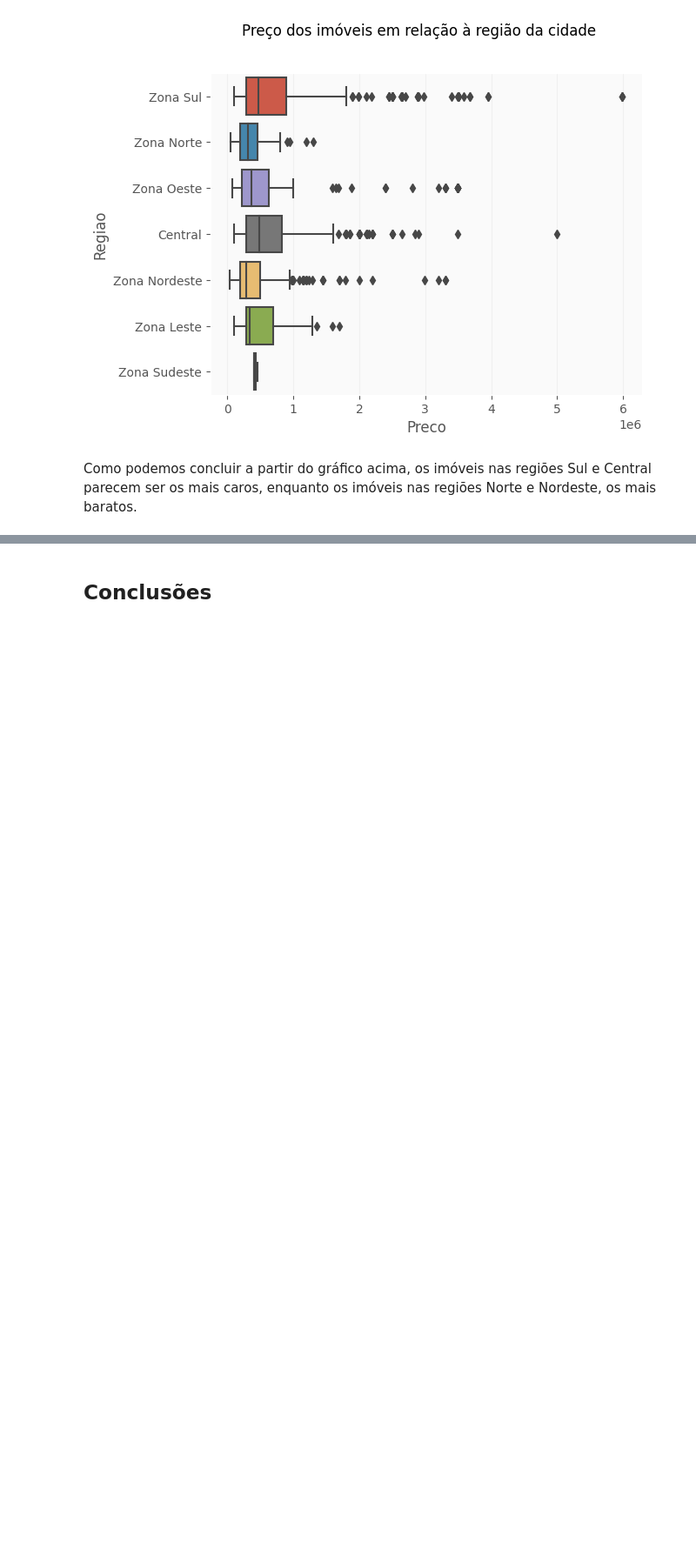
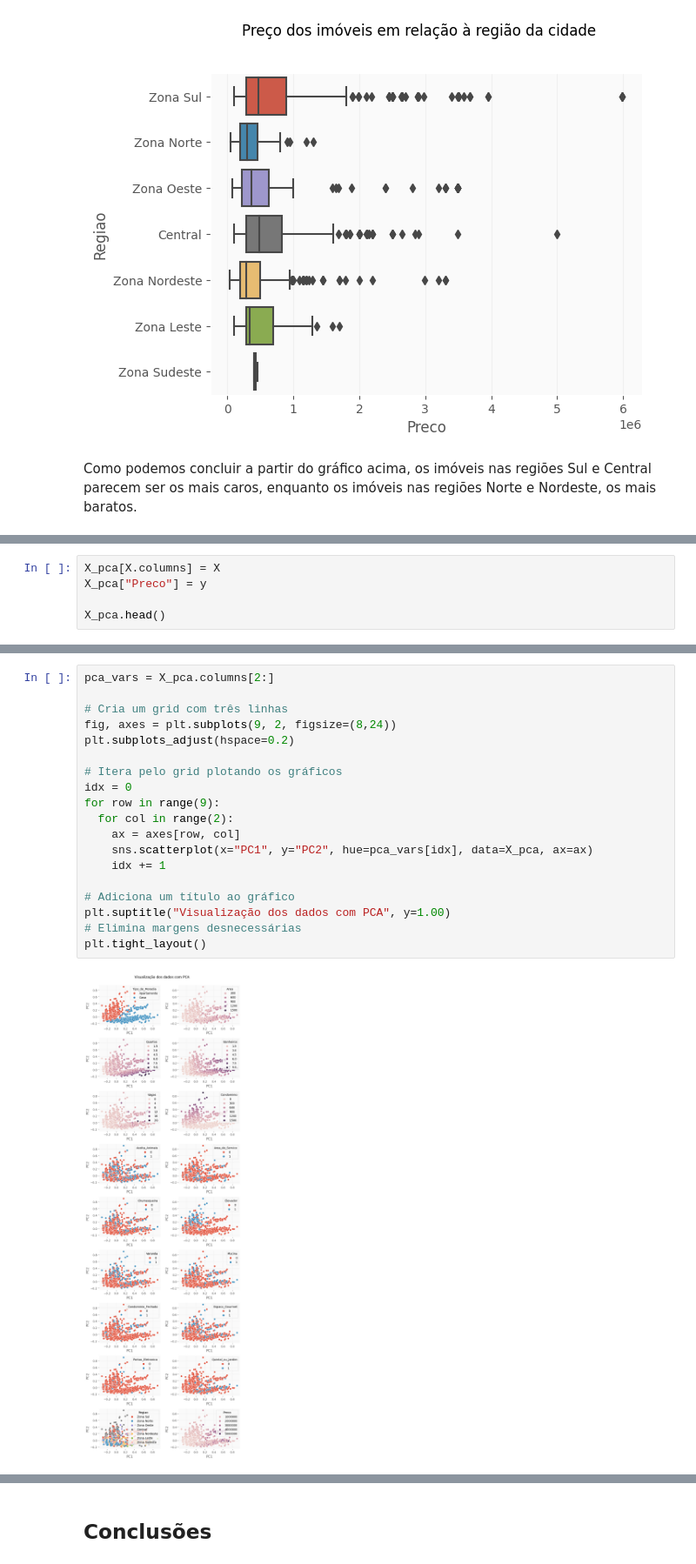
Before and after one commit to lcfdiniz/puc-rio, a Jupyter notebook: real-estate-market/real_estate_market.ipynb, the cells around one changed output, grey strips where cells are left out. Shown at 87% size. Saved outputs shown, nothing was run; the diff lists cells and outputs as text; blank space fills up the shorter version.

```diff
--- a/real-estate-market/real_estate_market.ipynb
+++ b/real-estate-market/real_estate_market.ipynb
@@ -800,0 +1130,5 @@ Como podemos concluir a partir do gráfico acima, os imóveis nas regiões Sul e
+# %%
+X_pca[X.columns] = X
+X_pca["Preco"] = y
+
+X_pca.head()
@@ -800,0 +1142,21 @@ Como podemos concluir a partir do gráfico acima, os imóveis nas regiões Sul e
+# %%
+pca_vars = X_pca.columns[2:]
+
+# Cria um grid com três linhas
+fig, axes = plt.subplots(9, 2, figsize=(8,24))
+plt.subplots_adjust(hspace=0.2)
+
+# Itera pelo grid plotando os gráficos
+idx = 0
+for row in range(9):
+  for col in range(2):
+    ax = axes[row, col]
+    sns.scatterplot(x="PC1", y="PC2", hue=pca_vars[idx], data=X_pca, ax=ax)
+    idx += 1
+
+# Adiciona um título ao gráfico
+plt.suptitle("Visualização dos dados com PCA", y=1.00)
+# Elimina margens desnecessárias
+plt.tight_layout()
+# %% [output]
+[figure, added]
```
Also changed, not shown: parts of 43 cells of this notebook.
